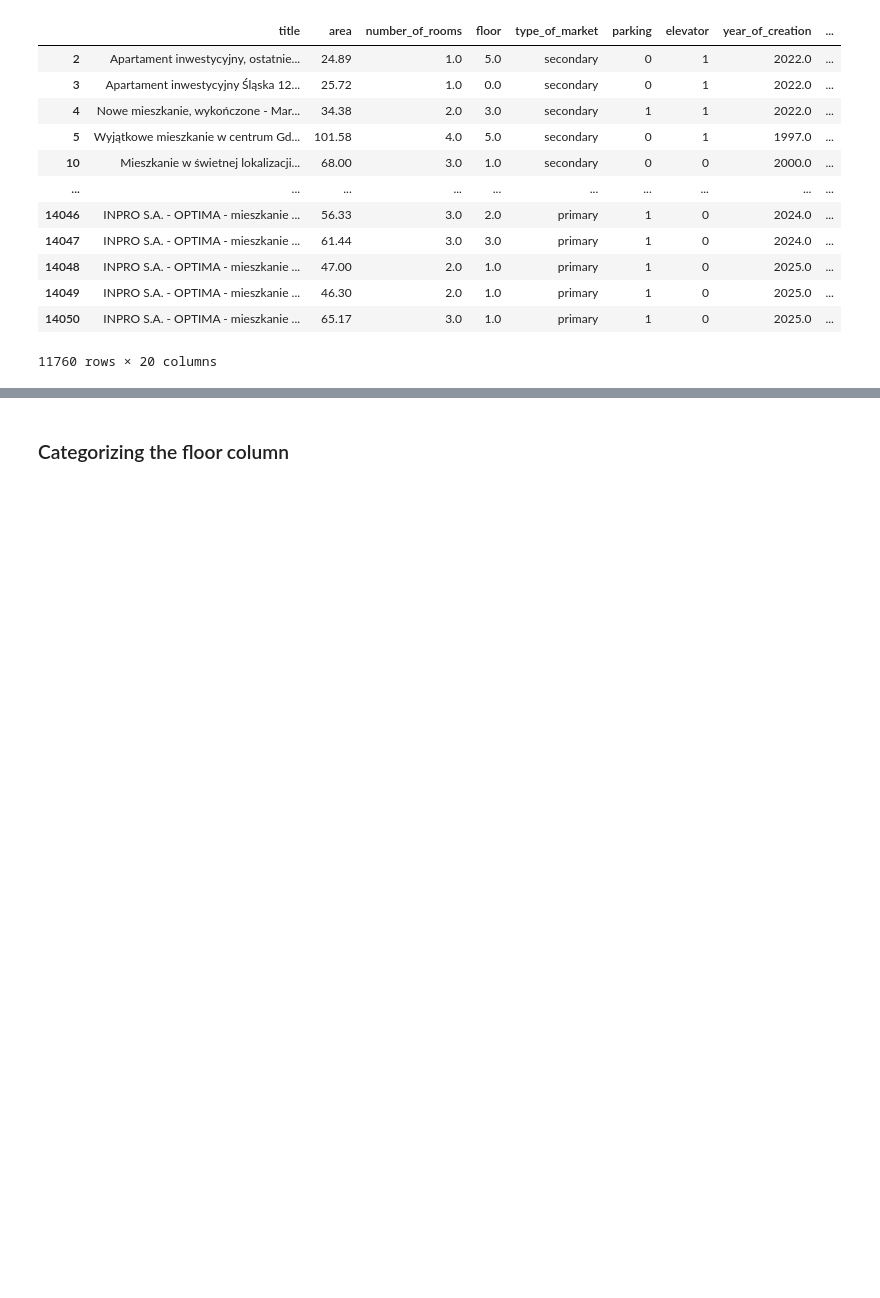
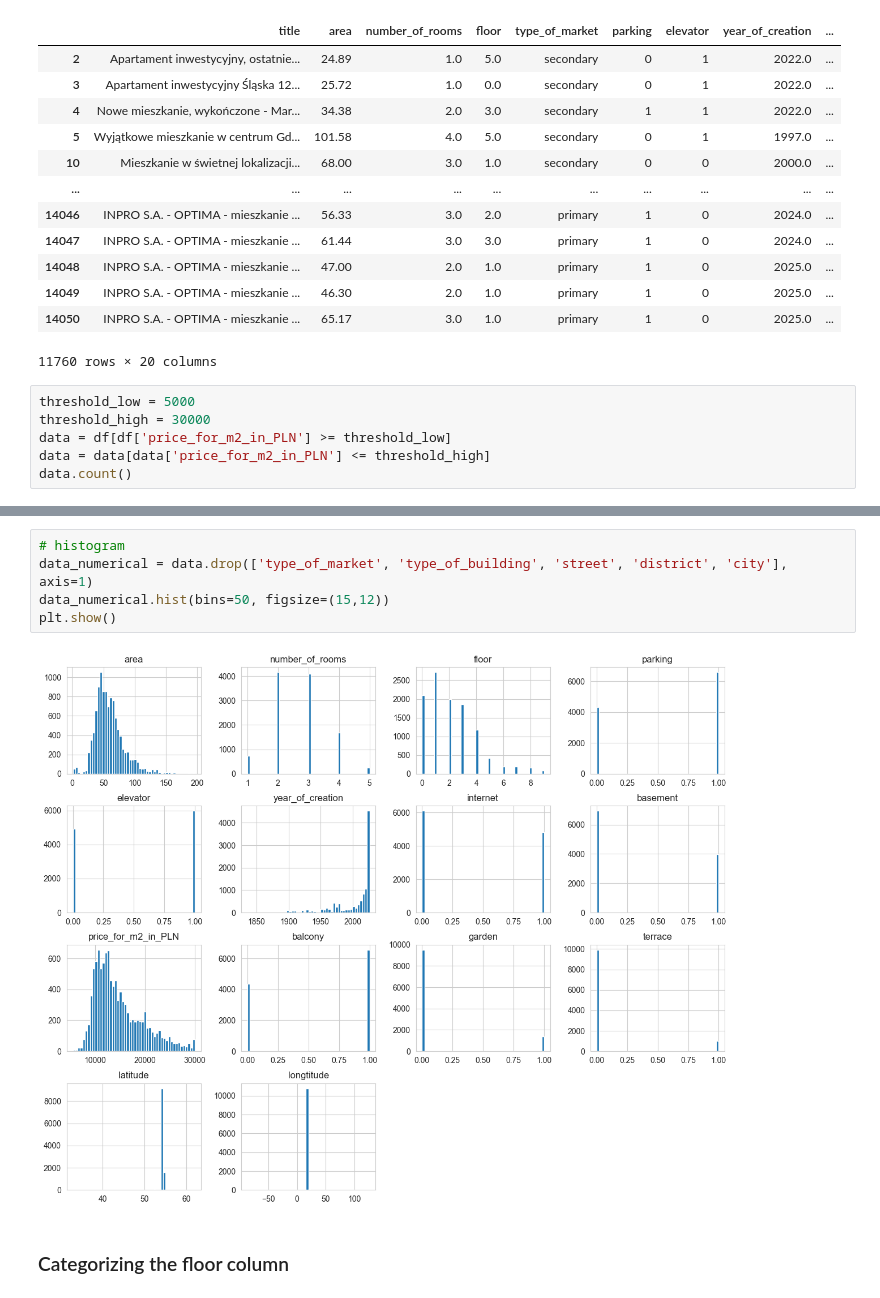
Before and after one commit to Krzy-Doma/Real_estate_price_forecasting, a Jupyter notebook: Dealing_with_na.ipynb, the cells around one changed output, grey strips where cells are left out. Cells and saved outputs as stored; diff of their text form; blank space fills up the shorter version.

```diff
--- a/Dealing_with_na.ipynb
+++ b/Dealing_with_na.ipynb
@@ -352,3 +340,9 @@ df
 | 14049 | INPRO S.A. - OPTIMA - mieszkanie ... | 46.30 | 2.0 | 1.0 | primary | 1 | 0 | 2025.0 | ... |
 | 14050 | INPRO S.A. - OPTIMA - mieszkanie ... | 65.17 | 3.0 | 1.0 | primary | 1 | 0 | 2025.0 | ... |
 11760 rows × 20 columns
+# %%
+threshold_low = 5000
+threshold_high = 30000
+data = df[df['price_for_m2_in_PLN'] >= threshold_low]
+data = data[data['price_for_m2_in_PLN'] <= threshold_high]
+data.count()
@@ -355,3 +367,10 @@ df
+# %%
+# histogram
+data_numerical = data.drop(['type_of_market', 'type_of_building', 'street', 'district', 'city'], axis=1)
+data_numerical.hist(bins=50, figsize=(15,12))
+plt.show()
+# %% [output]
+[figure, added]
 # %% [markdown]
 ### Categorizing the floor column
 # %%
```
Also changed, not shown: parts of 14 cells of this notebook, 1 other file.
